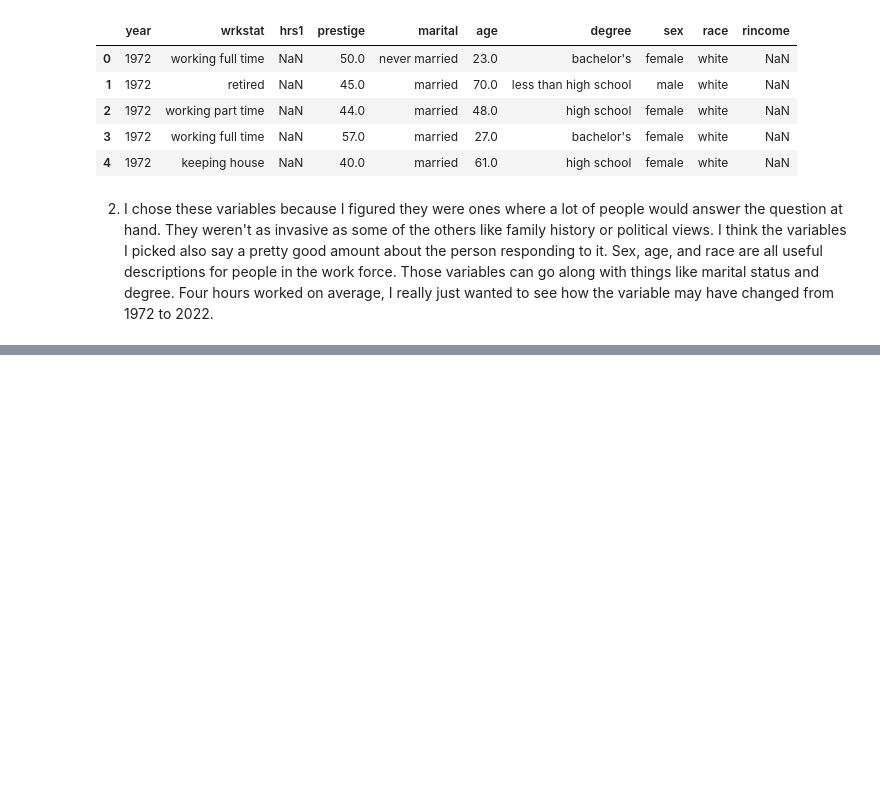
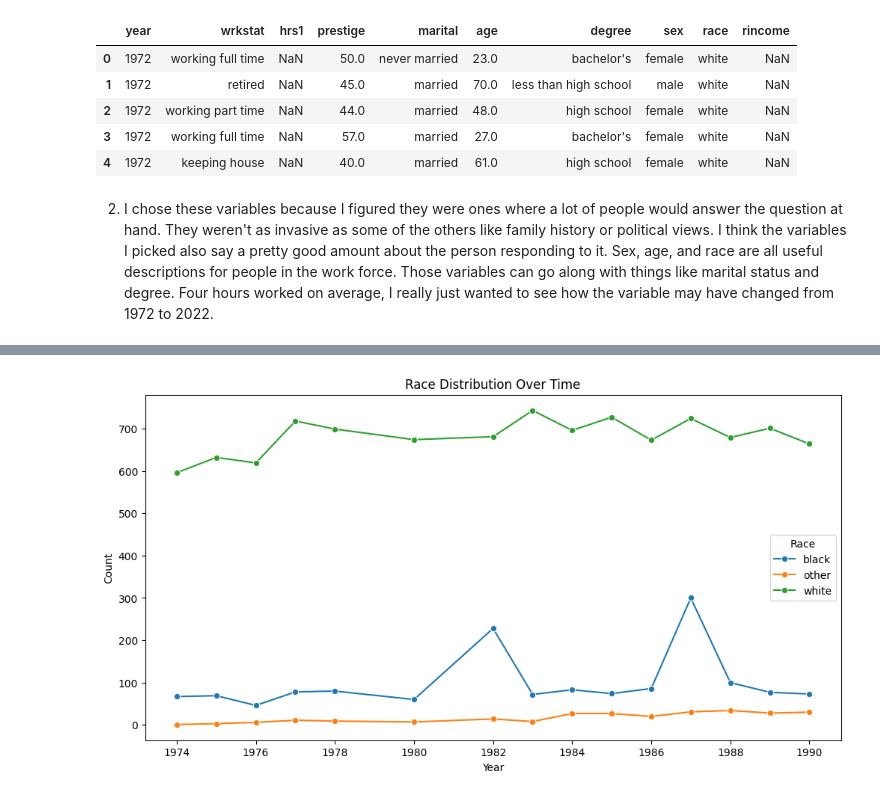
Before and after one commit to corinnefog/EDA, a Jupyter notebook: lab/gss.ipynb, the cells around one changed output, grey strips where cells are left out. Saved outputs shown, nothing was run; the diff lists cells and outputs as text; code cells hidden in the pictures; blank space fills up the shorter version.

```diff
--- a/lab/gss.ipynb
+++ b/lab/gss.ipynb
@@ -112,0 +131,11 @@ import seaborn as sns
+# %%
+plt.figure(figsize=(12, 6))
+race_counts = gss.groupby(['year', 'race']).size().reset_index(name='count')
+sns.lineplot(data=race_counts, x='year', y='count', hue='race', marker='o')
+plt.title("Race Distribution Over Time")
+plt.xlabel("Year")
+plt.ylabel("Count")
+plt.legend(title="Race")
+plt.show()
+# %% [output]
+[figure, added]
```
Also changed, not shown: parts of 4 cells of this notebook.
